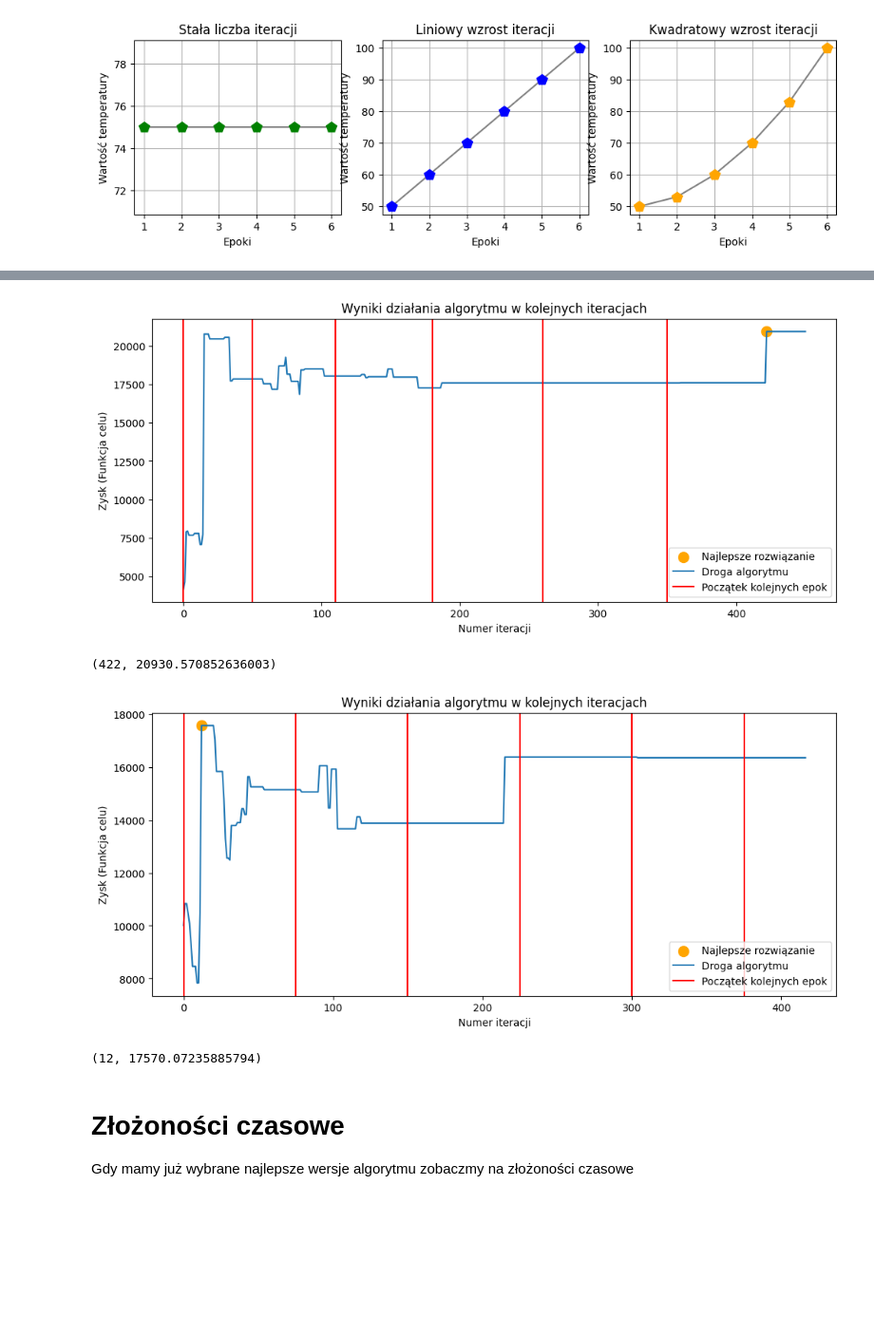
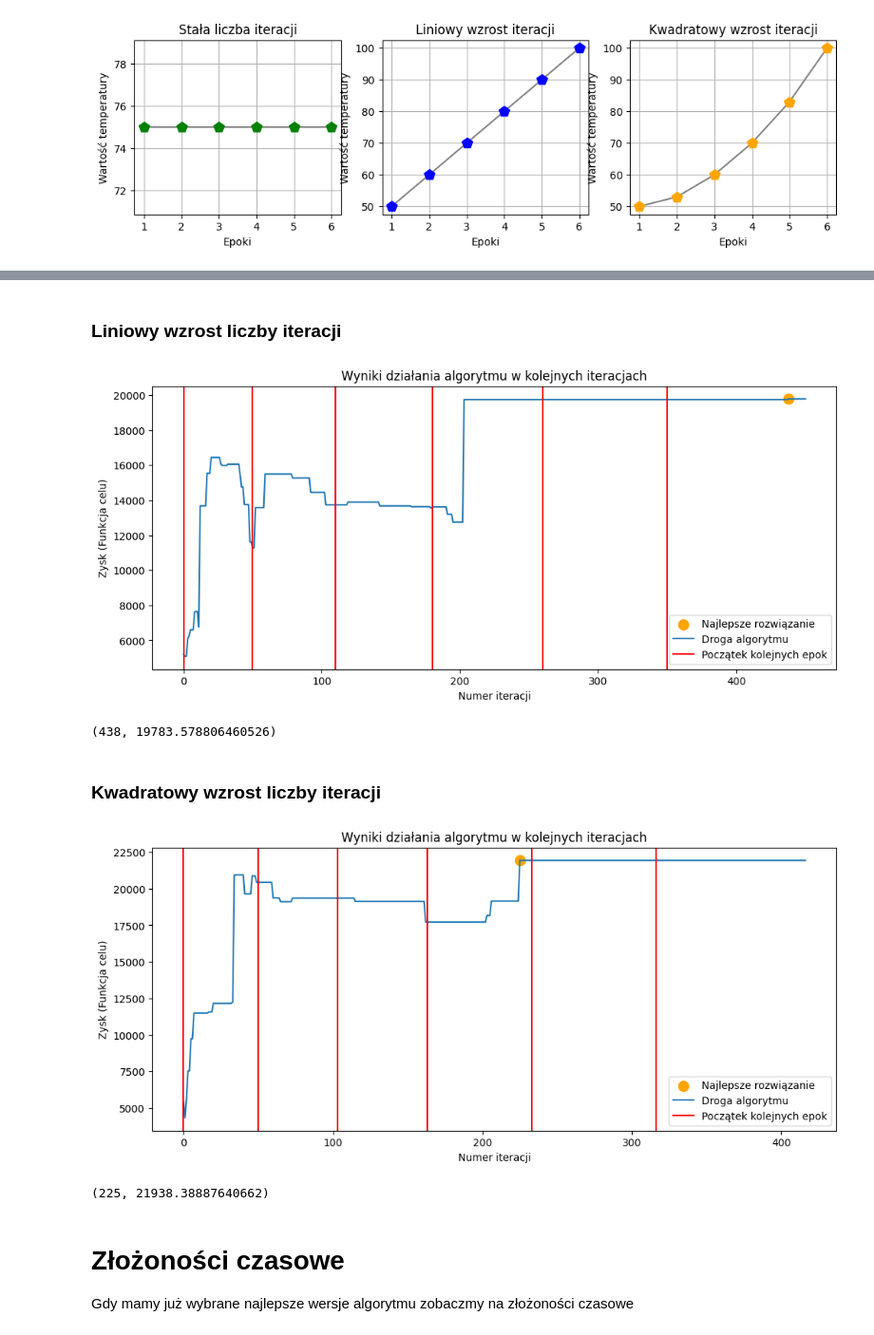
Before and after one commit to Twomasz/SimulatedAnnealing, a Jupyter notebook: report.ipynb, the cells around one changed output, grey strips where cells are left out. Shown: that part at 95% size. Cells and saved outputs as stored; diff of their text form; code cells hidden in the pictures; blank space fills up the shorter version.

```diff
--- a/report.ipynb
+++ b/report.ipynb
@@ -250,19 +282,23 @@ print(best_result)
+# %% [markdown]
+### Liniowy wzrost liczby iteracji
 # %%
-best_result, chosen_items, way_of_algorithm = SimulatedAnnealing(medium_company, medium_warehouse.stored_items, geom_temps, linear_iters)
-
+best_result, chosen_items, way_of_algorithm = SimulatedAnnealing(medium_company, medium_warehouse.stored_items,
+                                                                 geom_temps, linear_iters)
 plot_algorithm(way_of_algorithm, best_result, linear_iters)
 print(best_result)
 # %% [output]
-[figure, old version]
+[figure, new version]
-(422, 20930.570852636003)
+(438, 19783.578806460526)
+# %% [markdown]
+### Kwadratowy wzrost liczby iteracji
 # %%
-best_result, chosen_items, way_of_algorithm = SimulatedAnnealing(medium_company, medium_warehouse.stored_items, geom_temps, square_iters)
-
-plot_algorithm(way_of_algorithm, best_result, const_iters)
+best_result, chosen_items, way_of_algorithm = SimulatedAnnealing(medium_company, medium_warehouse.stored_items,
+                                                                 geom_temps, square_iters)
+plot_algorithm(way_of_algorithm, best_result, square_iters)
 print(best_result)
 # %% [output]
-[figure, old version]
+[figure, new version]
-(12, 17570.07235885794)
+(225, 21938.38887640662)
 # %% [markdown]
 # Złożoności czasowe
 
```
Also changed, not shown: parts of 53 cells of this notebook, 1 other file.
